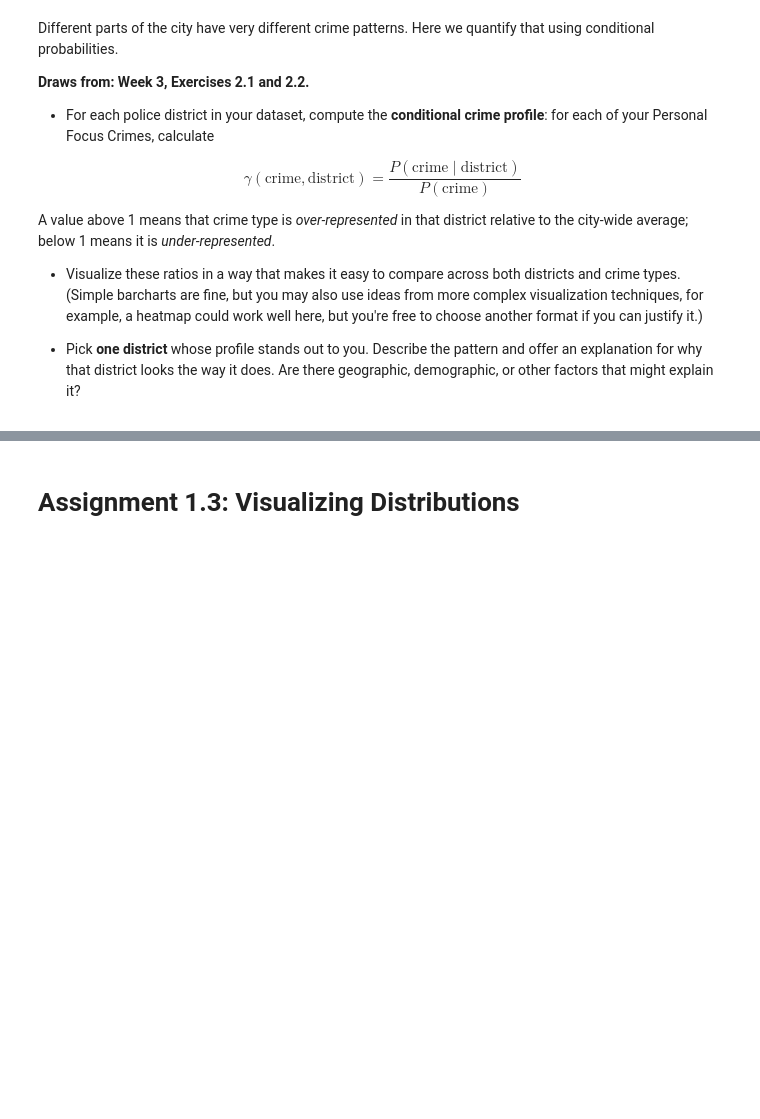
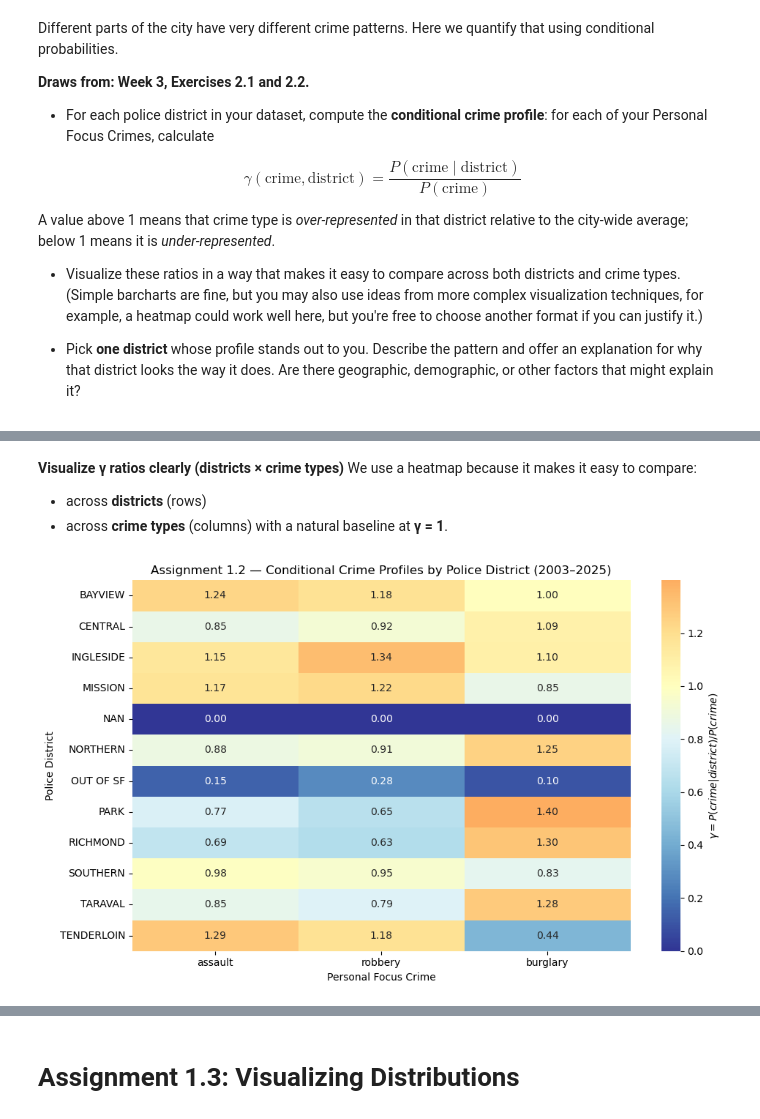
Before and after one commit to michmai/-02806-Social-Data-Analysis-and-Visualization, a Jupyter notebook: Assignment1.ipynb, the cells around one changed output, grey strips where cells are left out. Drawn from its saved outputs; the diff is of its cells as text; code cells hidden in the pictures; blank space fills up the shorter version.

Commit message:
1.2 update
update 1.2 assignment

```diff
--- a/Assignment1.ipynb
+++ b/Assignment1.ipynb
@@ -401,0 +175,23 @@ The conditional probability approach effectively quantifies how different parts
+# %%
+P_crime = df_spatial['Incident Category'].value_counts(normalize=True)
+
+print("Citywide baseline probabilities P(crime):")
+for c in personal_focus_crimes:
+    print(f"  {c:10s}: {P_crime.get(c, np.nan):.6f}")
+
+P_crime_given_dist = pd.crosstab(
+    df_spatial['Police District'],
+    df_spatial['Incident Category'],
+    normalize='index'
+)
+
+P_focus_given_dist = P_crime_given_dist.reindex(columns=personal_focus_crimes, fill_value=0.0)
+
+gamma = P_focus_given_dist.copy()
+for c in personal_focus_crimes:
+    gamma[c] = gamma[c] / P_crime.get(c, np.nan)
+
+gamma = gamma.sort_index()
+
+print("\nGamma matrix preview:")
+display(gamma.head())
@@ -401,0 +218,25 @@ The conditional probability approach effectively quantifies how different parts
+# %% [markdown]
+**Visualize γ ratios clearly (districts × crime types)**
+We use a heatmap because it makes it easy to compare:
+- across **districts** (rows)
+- across **crime types** (columns)
+with a natural baseline at **γ = 1**.
+# %%
+plt.figure(figsize=(10, max(6, 0.35 * len(gamma))))
+
+sns.heatmap(
+    gamma,
+    annot=True,
+    fmt=".2f",
+    center=1.0,
+    cmap="RdYlBu_r",
+    cbar_kws={"label": r"$\gamma = P(crime|district)/P(crime)$"}
+)
+
+plt.title("Assignment 1.2 — Conditional Crime Profiles by Police District (2003–2025)")
+plt.xlabel("Personal Focus Crime")
+plt.ylabel("Police District")
+plt.tight_layout()
+plt.show()
+# %% [output]
+[figure, added]
```
Also changed, not shown: parts of 16 cells of this notebook.
